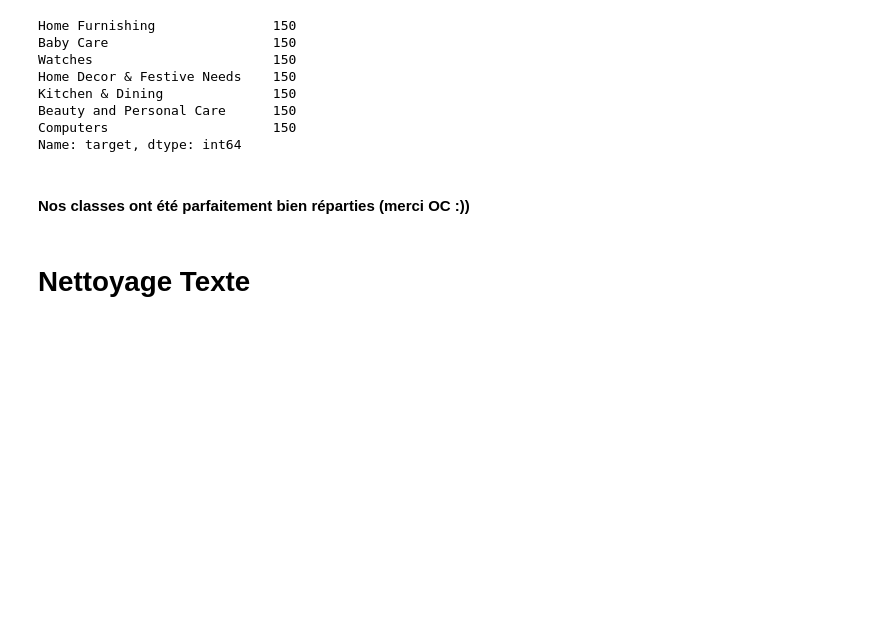
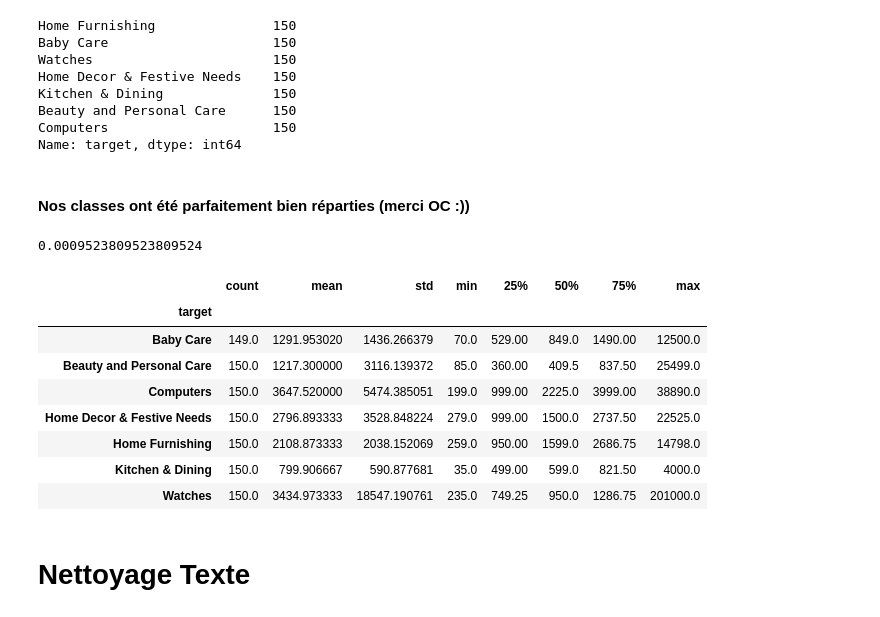
Before and after one commit to ArhurK/P6_NLP_Vison_OC, a Jupyter notebook: P6_Classifiez automatiquement des biens de consommation.ipynb, the cells around one changed output. Drawn from its saved outputs; the diff is of its cells as text; code cells hidden in the pictures; blank space fills up the shorter version.

```diff
--- a/P6_Classifiez automatiquement des biens de consommation.ipynb
+++ b/P6_Classifiez automatiquement des biens de consommation.ipynb
@@ -108,6 +108,22 @@ Computers                     150
 Name: target, dtype: int64
 # %% [markdown]
 #### Nos classes ont été parfaitement bien réparties (merci OC :))
+# %%
+df['retail_price'].isna().mean()
+# %% [output]
+0.0009523809523809524
+# %%
+df.groupby('target')['retail_price'].describe()
+# %% [output]
+|  | count | mean | std | min | 25% | 50% | 75% | max |
+| target |  |  |  |  |  |  |  |  |
+| Baby Care | 149.0 | 1291.953020 | 1436.266379 | 70.0 | 529.00 | 849.0 | 1490.00 | 12500.0 |
+| Beauty and Personal Care | 150.0 | 1217.300000 | 3116.139372 | 85.0 | 360.00 | 409.5 | 837.50 | 25499.0 |
+| Computers | 150.0 | 3647.520000 | 5474.385051 | 199.0 | 999.00 | 2225.0 | 3999.00 | 38890.0 |
+| Home Decor & Festive Needs | 150.0 | 2796.893333 | 3528.848224 | 279.0 | 999.00 | 1500.0 | 2737.50 | 22525.0 |
+| Home Furnishing | 150.0 | 2108.873333 | 2038.152069 | 259.0 | 950.00 | 1599.0 | 2686.75 | 14798.0 |
+| Kitchen & Dining | 150.0 | 799.906667 | 590.877681 | 35.0 | 499.00 | 599.0 | 821.50 | 4000.0 |
+| Watches | 150.0 | 3434.973333 | 18547.190761 | 235.0 | 749.25 | 950.0 | 1286.75 | 201000.0 |
 # %% [markdown]
 # Nettoyage Texte
 # %%
```
Also changed, not shown: parts of 28 cells of this notebook.
